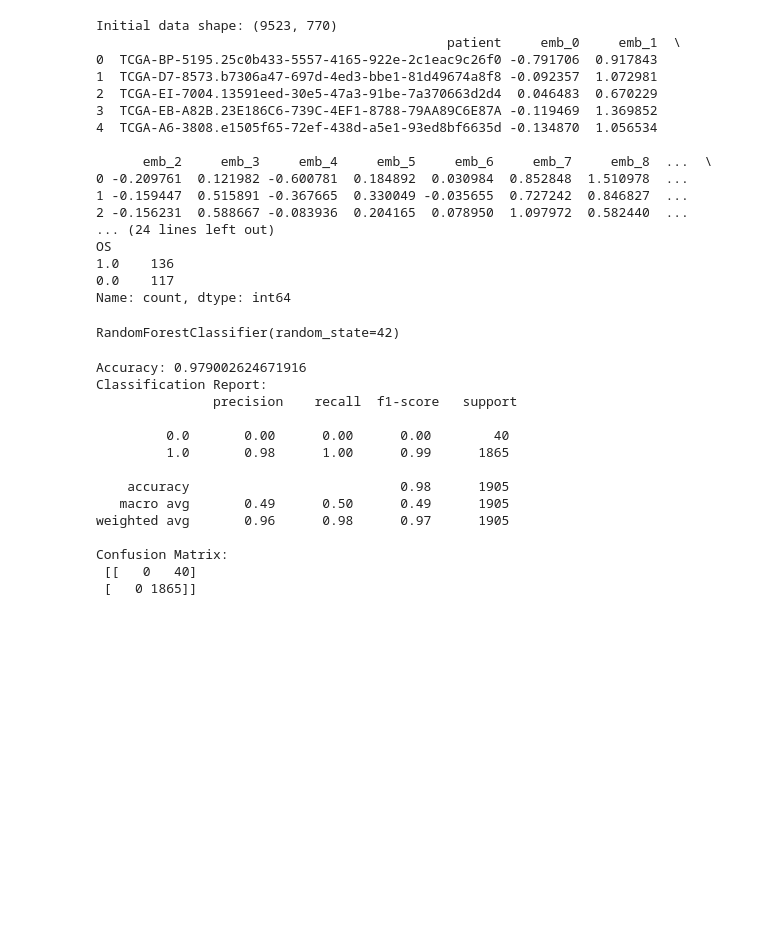
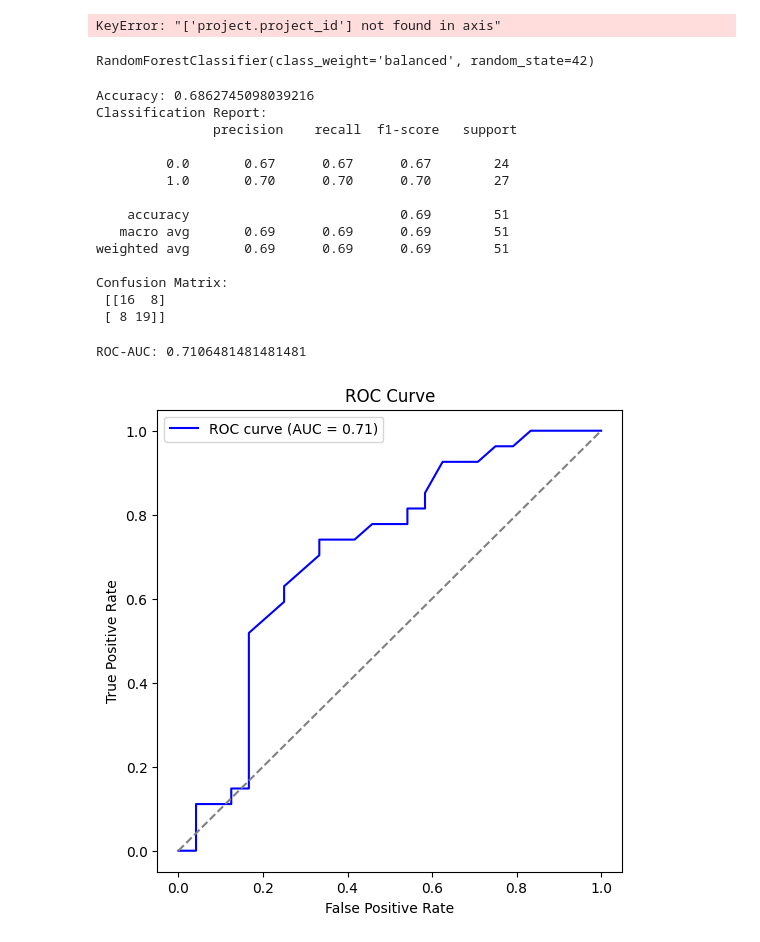
Before and after one commit to bbioren/TCGA-Classification, a Jupyter notebook: train_combined.ipynb, the cells around one changed output. Saved outputs shown, nothing was run; the diff lists cells and outputs as text; code cells hidden in the pictures; blank space fills up the shorter version.

```diff
--- a/train_combined.ipynb
+++ b/train_combined.ipynb
@@ -10,7 +15,7 @@ from sklearn.preprocessing import LabelEncoder
 # %%
 
-embeddings_df = pd.read_csv("out/embeddings.csv")
-clinical_df = pd.read_csv("out/data.csv")[["cases.submitter_id", "OS"]]
+embeddings_df = pd.read_csv("out/embeddings_processed.csv")
+structured_df = pd.read_csv("out/data.csv")
 
 embeddings_df = embeddings_df['embedding'].str.split(',', expand=True)
 
@@ -20,10 +25,7 @@ embeddings_df = embeddings_df.astype(float)
 # Optional: rename columns like 'emb_0', 'emb_1', ...
 embeddings_df.columns = [f'emb_{i}' for i in range(embeddings_df.shape[1])]
 
-# Combine with the patient ID
-embeddings_df = pd.concat([pd.read_csv("out/embeddings.csv")['patient'], embeddings_df], axis=1)
-
-data = pd.concat([embeddings_df, clinical_df], axis=1)
+data = pd.concat([embeddings_df, structured_df], axis=1)
 
 data = data.drop(columns=["cases.submitter_id"])
 
@@ -32,24 +34,10 @@ print("Initial data shape:", data.shape)
 print(data.head())
 print(data.info())
 print(data['OS'].value_counts())
+
+print(data.shape)
 # %% [output]
-Initial data shape: (9523, 770)
-                                             patient     emb_0     emb_1  \
-0  TCGA-BP-5195.25c0b433-5557-4165-922e-2c1eac9c26f0 -0.791706  0.917843
-1  TCGA-D7-8573.b7306a47-697d-4ed3-bbe1-81d49674a8f8 -0.092357  1.072981
-2  TCGA-EI-7004.13591eed-30e5-47a3-91be-7a370663d2d4  0.046483  0.670229
-3  TCGA-EB-A82B.23E186C6-739C-4EF1-8788-79AA89C6E87A -0.119469  1.369852
-4  TCGA-A6-3808.e1505f65-72ef-438d-a5e1-93ed8bf6635d -0.134870  1.056534
-
-      emb_2     emb_3     emb_4     emb_5     emb_6     emb_7     emb_8  ...  \
-0 -0.209761  0.121982 -0.600781  0.184892  0.030984  0.852848  1.510978  ...
-1 -0.159447  0.515891 -0.367665  0.330049 -0.035655  0.727242  0.846827  ...
-2 -0.156231  0.588667 -0.083936  0.204165  0.078950  1.097972  0.582440  ...
-... (24 lines left out)
-OS
-1.0    136
-0.0    117
-Name: count, dtype: int64
+KeyError: "['project.project_id'] not found in axis"
 # %%
 for col in data.columns:
     if data[col].dtype == 'object':
@@ -81,36 +69,62 @@ for col in cat_cols:
 X = data.drop('OS', axis=1)
 y = data['OS']  # make sure OS is categorical (0/1)
 
+scaler = StandardScaler()
+X = scaler.fit_transform(X)
+
+# 3. Create and fit PCA
+pca = PCA(n_components=10)  # reduce to 2 dimensions
+X = pca.fit_transform(X)
+
+
 X_train, X_test, y_train, y_test = train_test_split(X, y, test_size=0.2, random_state=42)
 # %%
 scaler = StandardScaler()
 X_train = scaler.fit_transform(X_train)
 X_test = scaler.transform(X_test)
 # %%
-clf = RandomForestClassifier(n_estimators=100, random_state=42)
+clf = RandomForestClassifier(n_estimators=100, random_state=42, class_weight='balanced')
 clf.fit(X_train, y_train)
 # %% [output]
-RandomForestClassifier(random_state=42)
+RandomForestClassifier(class_weight='balanced', random_state=42)
 # %%
 y_pred = clf.predict(X_test)
 print("Accuracy:", accuracy_score(y_test, y_pred))
 print("Classification Report:\n", classification_report(y_test, y_pred))
 print("Confusion Matrix:\n", confusion_matrix(y_test, y_pred))
 # %% [output]
-Accuracy: 0.979002624671916
+Accuracy: 0.6862745098039216
 Classification Report:
                precision    recall  f1-score   support
 
-         0.0       0.00      0.00      0.00        40
-         1.0       0.98      1.00      0.99      1865
+         0.0       0.67      0.67      0.67        24
+         1.0       0.70      0.70      0.70        27
 
-    accuracy                           0.98      1905
-   macro avg       0.49      0.50      0.49      1905
-weighted avg       0.96      0.98      0.97      1905
+    accuracy                           0.69        51
+   macro avg       0.69      0.69      0.69        51
+weighted avg       0.69      0.69      0.69        51
 
 Confusion Matrix:
- [[   0   40]
- [   0 1865]]
+ [[16  8]
+ [ 8 19]]
+# %%
+y_prob = clf.predict_proba(X_test)[:, 1]
+roc_auc = roc_auc_score(y_test, y_prob)
+print("ROC-AUC:", roc_auc)
+# %% [output]
+ROC-AUC: 0.7106481481481481
+# %%
+fpr, tpr, thresholds = roc_curve(y_test, y_prob)
+plt.figure(figsize=(6,6))
+plt.plot(fpr, tpr, color='blue', label=f'ROC curve (AUC = {roc_auc:.2f})')
+plt.plot([0,1], [0,1], color='gray', linestyle='--')
+plt.xlabel('False Positive Rate')
+plt.ylabel('True Positive Rate')
+plt.title('ROC Curve')
+plt.legend()
+plt.show()
+# %% [output]
+[figure, added]
 # %%
 importances = clf.feature_importances_
 feature_importance_df = pd.DataFrame({'feature': X.columns, 'importance': importances})
```
Also changed, not shown: parts of 2 cells of this notebook, 9 other files.
